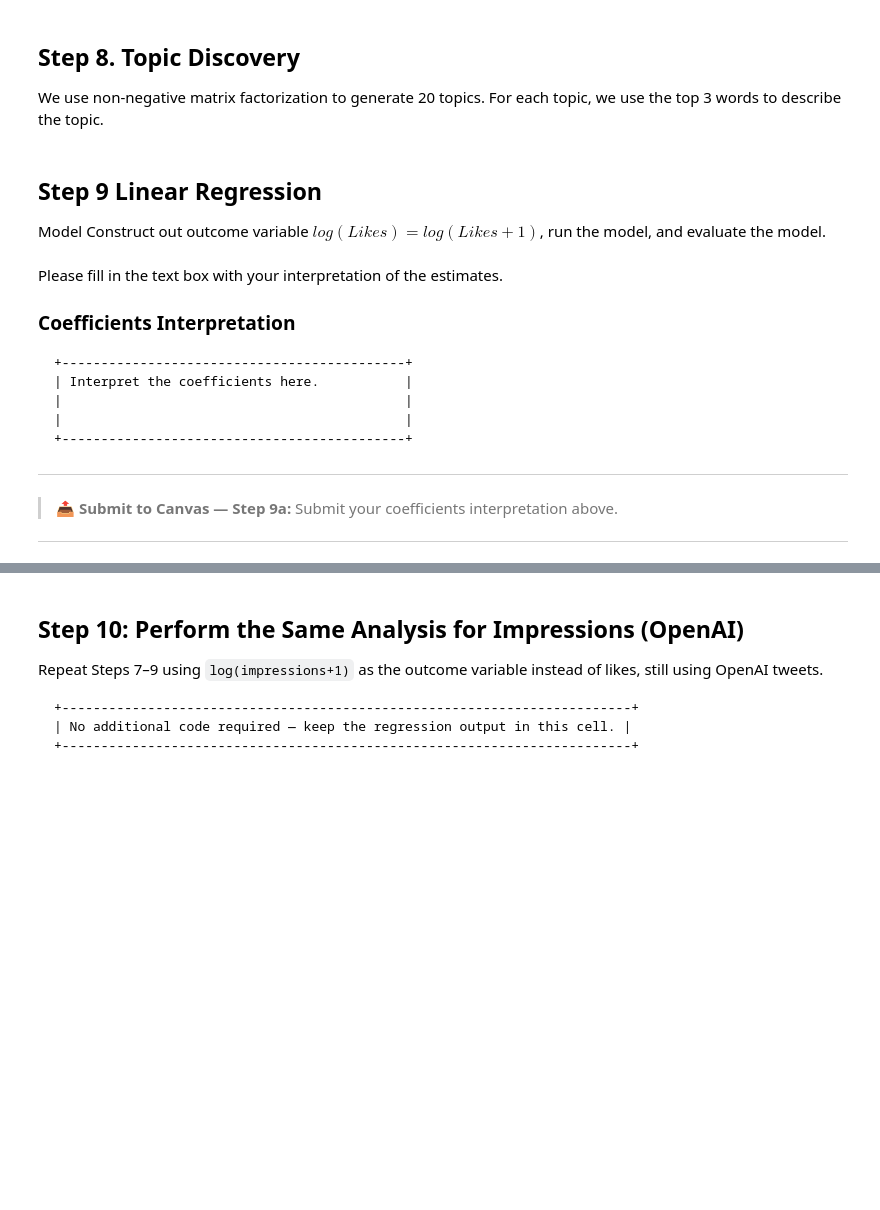
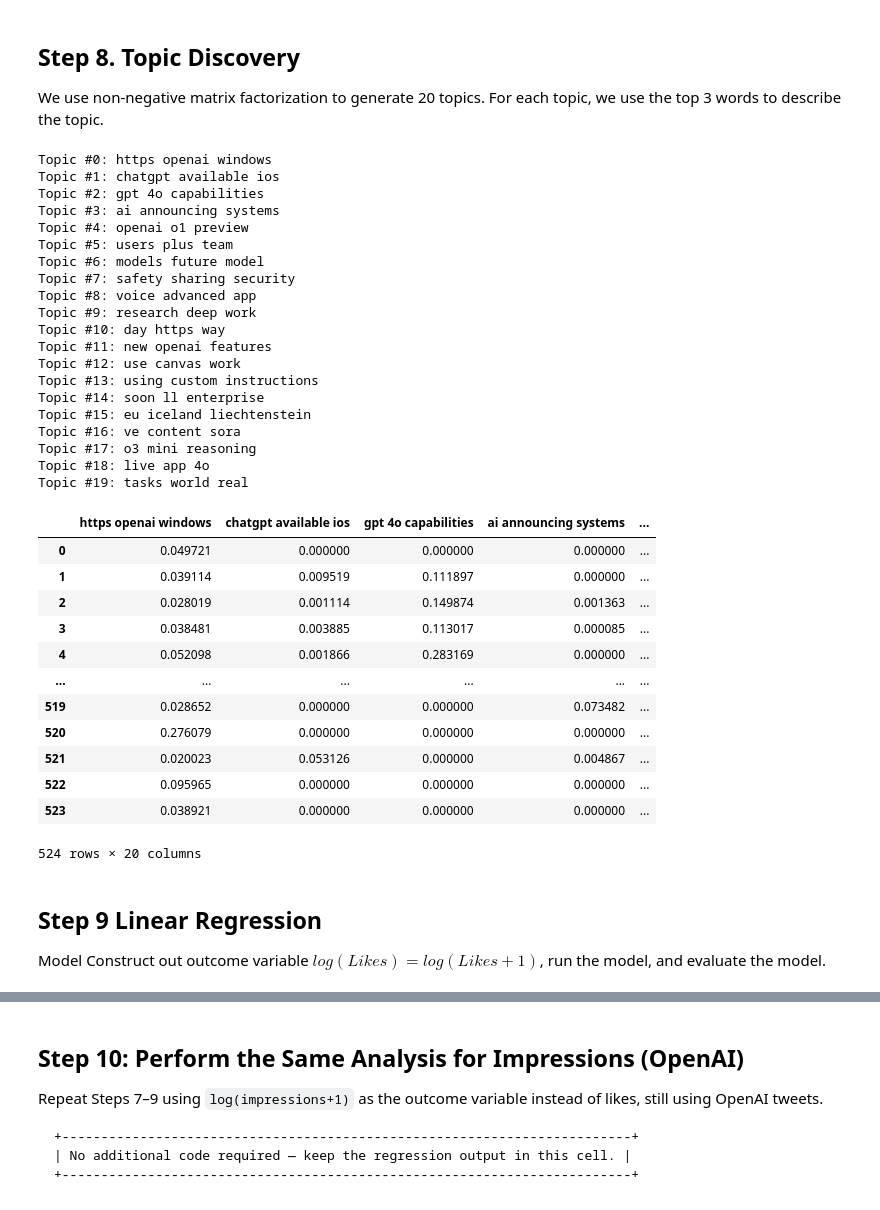
Before and after one commit to danielamdeo/itom6219_2026, a Jupyter notebook: Week3/ITOM6219-HW3.ipynb, the cells around one changed output, grey strips where cells are left out. Drawn from its saved outputs; the diff is of its cells as text; code cells hidden in the pictures; blank space fills up the shorter version.

````diff
--- a/Week3/ITOM6219-HW3.ipynb
+++ b/Week3/ITOM6219-HW3.ipynb
@@ -232,18 +454,68 @@ For each topic, we use the top 3 words to describe the topic.
 # %%
 # Apply NMF
 from sklearn.decomposition import NMF
 
 # 💡 Hint: See class notebook Section 3.4 "Topic Modeling" – use n_components=20 here (class used 7)
 #         The for-loop to print topic names is also shown there
 
-nmf_model = ## Please Type Your Code Here.
+from sklearn.decomposition import NMF
+
+# create model
+nmf_model = NMF(n_components=20, random_state=0)
+
+# fit model
 nmf_model.fit(tfidf)
-W = ## Please Type Your Code Here to generate the document-topic matrix
 
-# Display topics
+# document-topic matrix
+W = nmf_model.fit_transform(tfidf)
+
+# display topics
 feature_names = tfidf_vectorizer.get_feature_names_out()
 topic_names = []
-## Please Type Your Code Here to generate and print topic names for each topic.
+
+for topic_index, topic in enumerate(nmf_model.components_):
+    top_words = pd.Series(topic, index=feature_names).nlargest(3).index.tolist()
+    top_words_string = " ".join(top_words)
+    print("Topic #" + str(topic_index) + ": " + top_words_string)
+    topic_names.append(top_words_string)
+
+# create topic dataframe
+topic_df = pd.DataFrame(W, columns=topic_names)
+topic_df
+# %% [output]
+Topic #0: https openai windows
+Topic #1: chatgpt available ios
+Topic #2: gpt 4o capabilities
+Topic #3: ai announcing systems
+Topic #4: openai o1 preview
+Topic #5: users plus team
+Topic #6: models future model
+Topic #7: safety sharing security
+Topic #8: voice advanced app
+Topic #9: research deep work
+Topic #10: day https way
+Topic #11: new openai features
+Topic #12: use canvas work
+Topic #13: using custom instructions
+Topic #14: soon ll enterprise
+Topic #15: eu iceland liechtenstein
+Topic #16: ve content sora
+Topic #17: o3 mini reasoning
+Topic #18: live app 4o
+Topic #19: tasks world real
+|  | https openai windows | chatgpt available ios | gpt 4o capabilities | ai announcing systems | ... |
+| 0 | 0.049721 | 0.000000 | 0.000000 | 0.000000 | ... |
+| 1 | 0.039114 | 0.009519 | 0.111897 | 0.000000 | ... |
+| 2 | 0.028019 | 0.001114 | 0.149874 | 0.001363 | ... |
+| 3 | 0.038481 | 0.003885 | 0.113017 | 0.000085 | ... |
+| 4 | 0.052098 | 0.001866 | 0.283169 | 0.000000 | ... |
+| ... | ... | ... | ... | ... | ... |
+| 519 | 0.028652 | 0.000000 | 0.000000 | 0.073482 | ... |
+| 520 | 0.276079 | 0.000000 | 0.000000 | 0.000000 | ... |
+| 521 | 0.020023 | 0.053126 | 0.000000 | 0.004867 | ... |
+| 522 | 0.095965 | 0.000000 | 0.000000 | 0.000000 | ... |
+| 523 | 0.038921 | 0.000000 | 0.000000 | 0.000000 | ... |
+524 rows × 20 columns
 # %% [markdown]
 ## Step 9 Linear Regression
 Model
@@ -264,16 +542,0 @@ Construct out outcome variable $log(Likes)=log(Likes+1)$, run the model, and eva
-# %% [markdown]
-Please fill in the text box with your interpretation of the estimates.
-
-### Coefficients Interpretation
-
-```
-+--------------------------------------------+
-| Interpret the coefficients here.           |
-|                                            |
-|                                            |
-+--------------------------------------------+
-```
-
----
-> 📤 **Submit to Canvas — Step 9a:** Submit your coefficients interpretation above.
----
````
Also changed, not shown: parts of 29 cells of this notebook.
